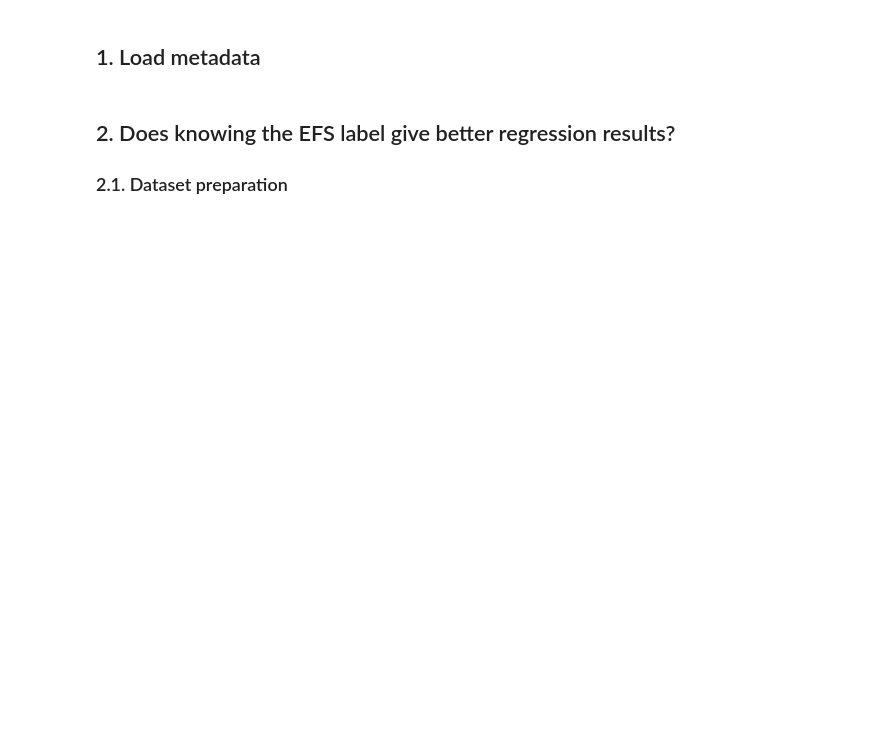
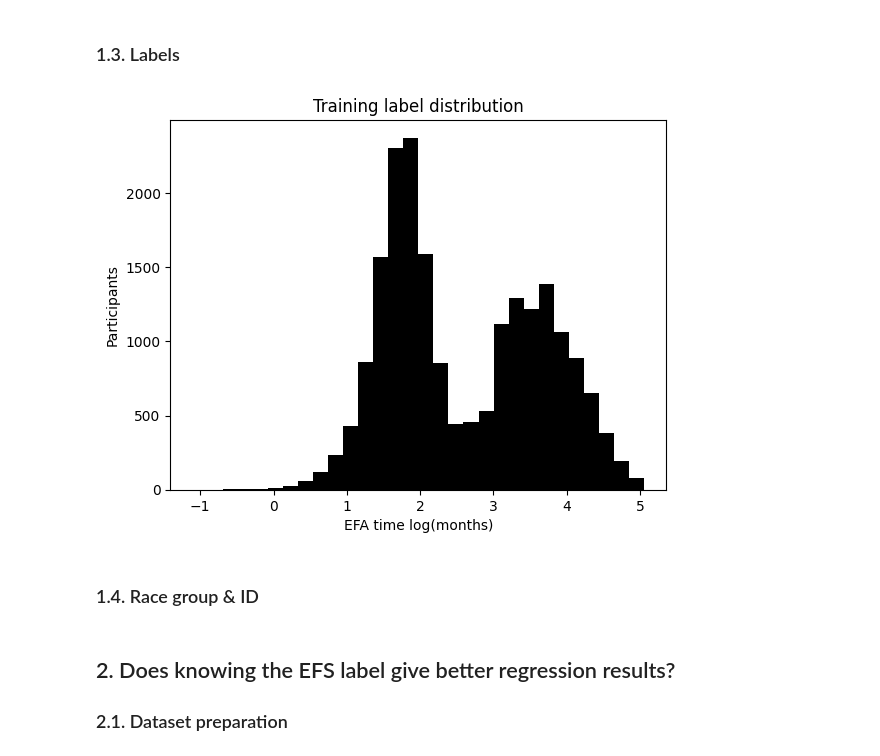
Before and after one commit to gperdrizet/HSCT_survival, a Jupyter notebook: notebooks/02.4-feature_engineering_clustering.ipynb, the cells around one changed output. Saved outputs shown, nothing was run; the diff lists cells and outputs as text; code cells hidden in the pictures; blank space fills up the shorter version.

```diff
--- a/notebooks/02.4-feature_engineering_clustering.ipynb
+++ b/notebooks/02.4-feature_engineering_clustering.ipynb
@@ -61,0 +50,12 @@ train_nn=True
+# %%
+# Load dataset definitions
+with open(datasets_definitions_file, 'rb') as input_file:
+    datasets=pickle.load(input_file)
+
+print('Datasets:\n')
+for description, filepath in datasets.items():
+    print(f' {description}')
+
+# Load one of the datasets
+with open(datasets['Nominal one-hot/ordinal encoded, NANs imputed'], 'rb') as input_file:
+    data_dict=pickle.load(input_file)
@@ -62,2 +115,2 @@ train_nn=True
 # %% [markdown]
-## 1. Load metadata
+### 1.3. Labels
@@ -79,0 +117,16 @@ for feature_type, features in feature_types.items():
+# %%
+training_labels_df=data_dict['Training labels']
+training_labels_df['efs_time']=np.log(training_labels_df['efs_time'])
+
+testing_labels_df=data_dict['Testing labels']
+testing_labels_df['efs_time']=np.log(testing_labels_df['efs_time'])
+
+plt.title('Training label distribution')
+plt.hist(training_labels_df['efs_time'], color='black', bins=30)
+plt.xlabel('EFA time log(months)')
+plt.ylabel('Participants')
+plt.show()
+# %% [output]
+[figure, added]
+# %% [markdown]
+### 1.4. Race group & ID
```
Also changed, not shown: parts of 41 cells of this notebook, 8 other files.
